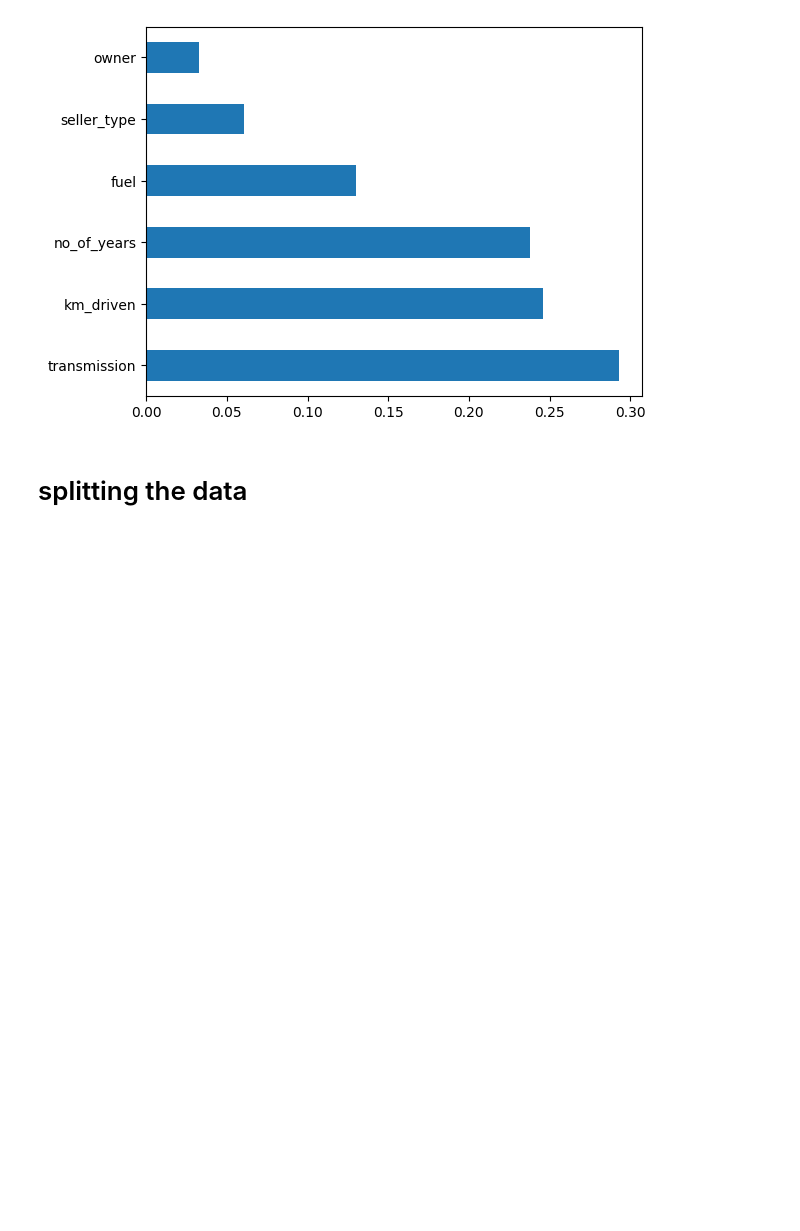
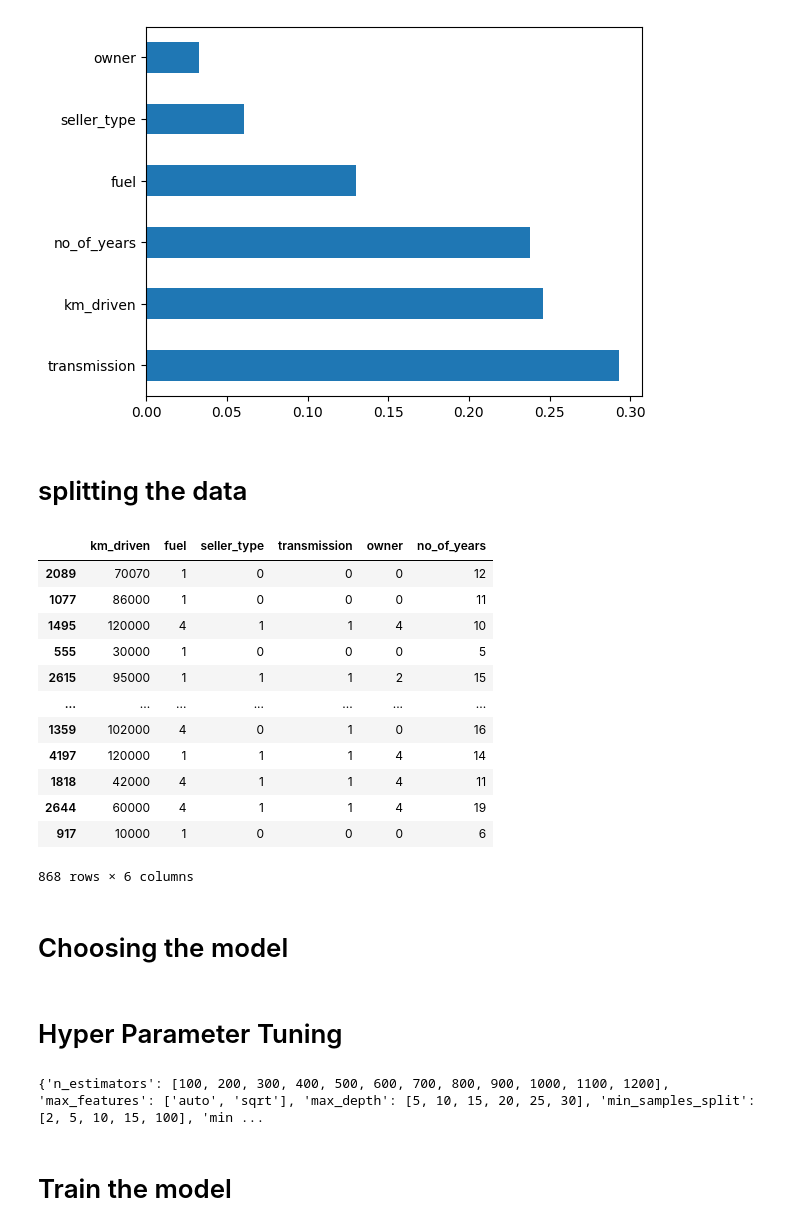
Before and after one commit to sujataprasad01/ML-Random-Forest-Regression, a Jupyter notebook: Random_Forest_Regression.ipynb, the cells around one changed output. Saved outputs shown, nothing was run; the diff lists cells and outputs as text; code cells hidden in the pictures; blank space fills up the shorter version.

```diff
--- a/Random_Forest_Regression.ipynb
+++ b/Random_Forest_Regression.ipynb
@@ -253,3 +253,23 @@ imp.nlargest(7).plot(kind='barh')
 [figure]
 # %% [markdown]
 # splitting the data
+# %%
+X_train, X_test, Y_train, Y_test= train_test_split(X,Y, test_size=0.2, random_state=0)
+# %%
+X_test
+# %% [output]
+|  | km_driven | fuel | seller_type | transmission | owner | no_of_years |
+| 2089 | 70070 | 1 | 0 | 0 | 0 | 12 |
+| 1077 | 86000 | 1 | 0 | 0 | 0 | 11 |
+| 1495 | 120000 | 4 | 1 | 1 | 4 | 10 |
+| 555 | 30000 | 1 | 0 | 0 | 0 | 5 |
+| 2615 | 95000 | 1 | 1 | 1 | 2 | 15 |
+| ... | ... | ... | ... | ... | ... | ... |
+| 1359 | 102000 | 4 | 0 | 1 | 0 | 16 |
+| 4197 | 120000 | 1 | 1 | 1 | 4 | 14 |
+| 1818 | 42000 | 4 | 1 | 1 | 4 | 11 |
+| 2644 | 60000 | 4 | 1 | 1 | 4 | 19 |
+| 917 | 10000 | 1 | 0 | 0 | 0 | 6 |
+868 rows × 6 columns
+# %% [markdown]
+# Choosing the model
@@ -255,0 +278,2 @@ imp.nlargest(7).plot(kind='barh')
+# %% [markdown]
+# Hyper Parameter Tuning
@@ -255,0 +286,10 @@ imp.nlargest(7).plot(kind='barh')
+# %%
+random_grid={'n_estimators':n_estimators,
+             'max_features':max_features,
+             'max_depth':max_depth,
+             'min_samples_split':min_sample_split,
+             'min_samples_leaf':min_sample_leaf
+             }
+print(random_grid)
+# %% [output]
+{'n_estimators': [100, 200, 300, 400, 500, 600, 700, 800, 900, 1000, 1100, 1200], 'max_features': ['auto', 'sqrt'], 'max_depth': [5, 10, 15, 20, 25, 30], 'min_samples_split': [2, 5, 10, 15, 100], 'min ...
@@ -255,0 +306,2 @@ imp.nlargest(7).plot(kind='barh')
+# %% [markdown]
+# Train the model
```
Also changed, not shown: parts of 15 cells of this notebook.
